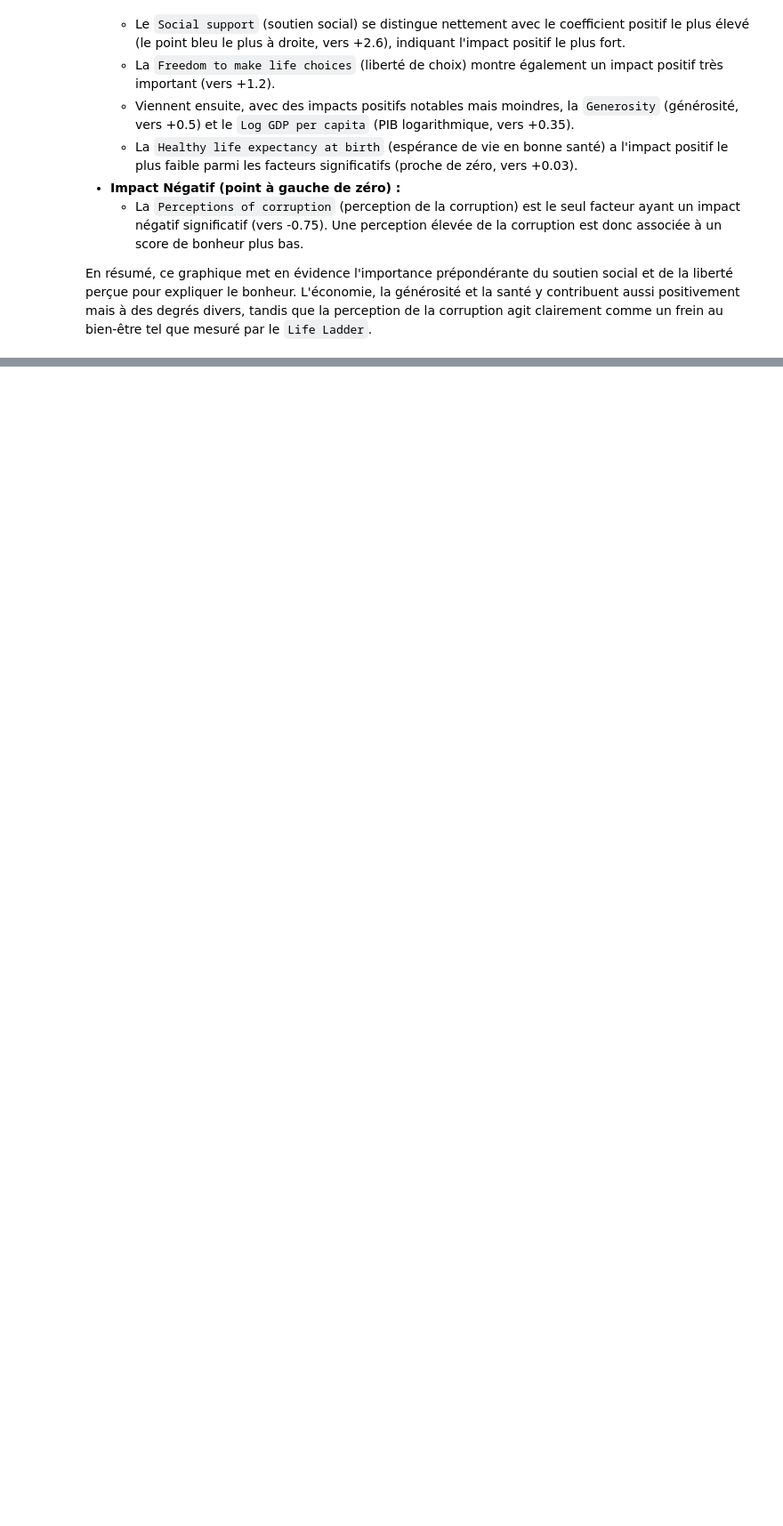
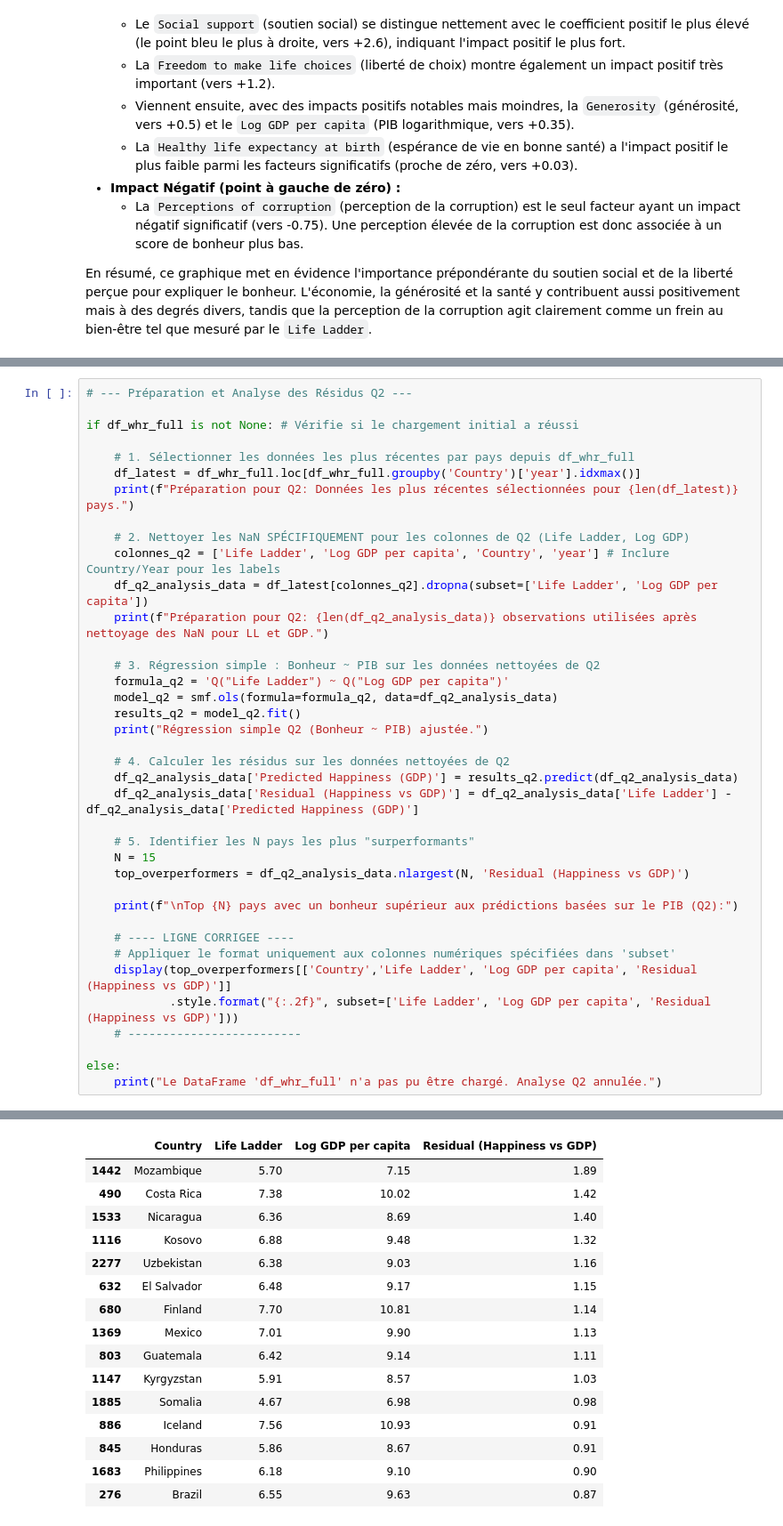
Before and after one commit to Rayane0001/world-happiness-analysis, a Jupyter notebook: analyse_rayane.ipynb, the cells around one changed output, grey strips where cells are left out. Shown at 89% size. Drawn from its saved outputs; the diff is of its cells as text; blank space fills up the shorter version.

```diff
--- a/analyse_rayane.ipynb
+++ b/analyse_rayane.ipynb
@@ -119,0 +125,39 @@ En résumé, ce graphique met en évidence l'importance prépondérante du souti
+# %%
+# --- Préparation et Analyse des Résidus Q2 ---
+
+if df_whr_full is not None: # Vérifie si le chargement initial a réussi
+
+    # 1. Sélectionner les données les plus récentes par pays depuis df_whr_full
+    df_latest = df_whr_full.loc[df_whr_full.groupby('Country')['year'].idxmax()]
+    print(f"Préparation pour Q2: Données les plus récentes sélectionnées pour {len(df_latest)} pays.")
+
+    # 2. Nettoyer les NaN SPÉCIFIQUEMENT pour les colonnes de Q2 (Life Ladder, Log GDP)
+    colonnes_q2 = ['Life Ladder', 'Log GDP per capita', 'Country', 'year'] # Inclure Country/Year pour les labels
+    df_q2_analysis_data = df_latest[colonnes_q2].dropna(subset=['Life Ladder', 'Log GDP per capita'])
+    print(f"Préparation pour Q2: {len(df_q2_analysis_data)} observations utilisées après nettoyage des NaN pour LL et GDP.")
+
+    # 3. Régression simple : Bonheur ~ PIB sur les données nettoyées de Q2
+    formula_q2 = 'Q("Life Ladder") ~ Q("Log GDP per capita")'
+    model_q2 = smf.ols(formula=formula_q2, data=df_q2_analysis_data)
+    results_q2 = model_q2.fit()
+    print("Régression simple Q2 (Bonheur ~ PIB) ajustée.")
+
+    # 4. Calculer les résidus sur les données nettoyées de Q2
+    df_q2_analysis_data['Predicted Happiness (GDP)'] = results_q2.predict(df_q2_analysis_data)
+    df_q2_analysis_data['Residual (Happiness vs GDP)'] = df_q2_analysis_data['Life Ladder'] - df_q2_analysis_data['Predicted Happiness (GDP)']
+
+    # 5. Identifier les N pays les plus "surperformants"
+    N = 15
+    top_overperformers = df_q2_analysis_data.nlargest(N, 'Residual (Happiness vs GDP)')
+
+    print(f"\nTop {N} pays avec un bonheur supérieur aux prédictions basées sur le PIB (Q2):")
+
+    # ---- LIGNE CORRIGEE ----
+    # Appliquer le format uniquement aux colonnes numériques spécifiées dans 'subset'
+    display(top_overperformers[['Country','Life Ladder', 'Log GDP per capita', 'Residual (Happiness vs GDP)']]
+            .style.format("{:.2f}", subset=['Life Ladder', 'Log GDP per capita', 'Residual (Happiness vs GDP)']))
+    # -------------------------
+
+else:
+    print("Le DataFrame 'df_whr_full' n'a pas pu être chargé. Analyse Q2 annulée.")
+# %% [output]
@@ -119,0 +169,16 @@ En résumé, ce graphique met en évidence l'importance prépondérante du souti
+|  | Country | Life Ladder | Log GDP per capita | Residual (Happiness vs GDP) |
+| 1442 | Mozambique | 5.70 | 7.15 | 1.89 |
+| 490 | Costa Rica | 7.38 | 10.02 | 1.42 |
+| 1533 | Nicaragua | 6.36 | 8.69 | 1.40 |
+| 1116 | Kosovo | 6.88 | 9.48 | 1.32 |
+| 2277 | Uzbekistan | 6.38 | 9.03 | 1.16 |
+| 632 | El Salvador | 6.48 | 9.17 | 1.15 |
+| 680 | Finland | 7.70 | 10.81 | 1.14 |
+| 1369 | Mexico | 7.01 | 9.90 | 1.13 |
+| 803 | Guatemala | 6.42 | 9.14 | 1.11 |
+| 1147 | Kyrgyzstan | 5.91 | 8.57 | 1.03 |
+| 1885 | Somalia | 4.67 | 6.98 | 0.98 |
+| 886 | Iceland | 7.56 | 10.93 | 0.91 |
+| 845 | Honduras | 5.86 | 8.67 | 0.91 |
+| 1683 | Philippines | 6.18 | 9.10 | 0.90 |
+| 276 | Brazil | 6.55 | 9.63 | 0.87 |
```
Also changed, not shown: parts of 6 cells of this notebook.
